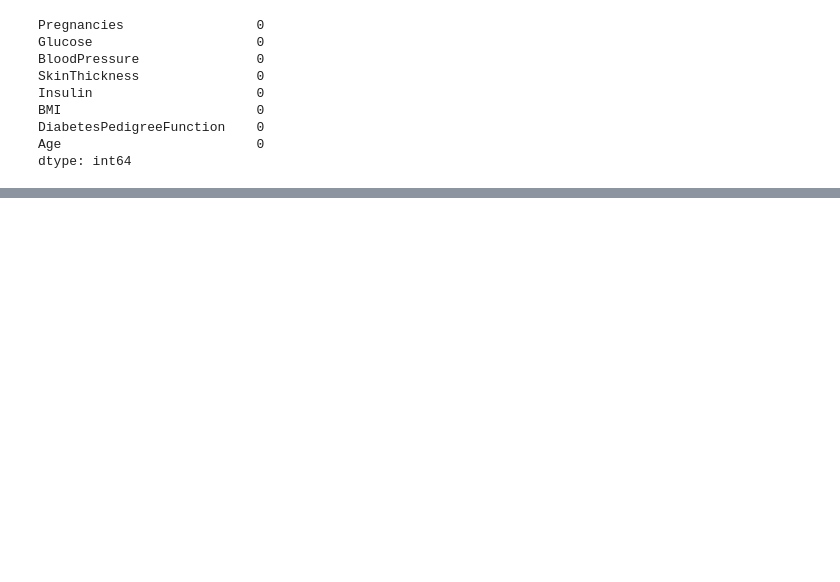
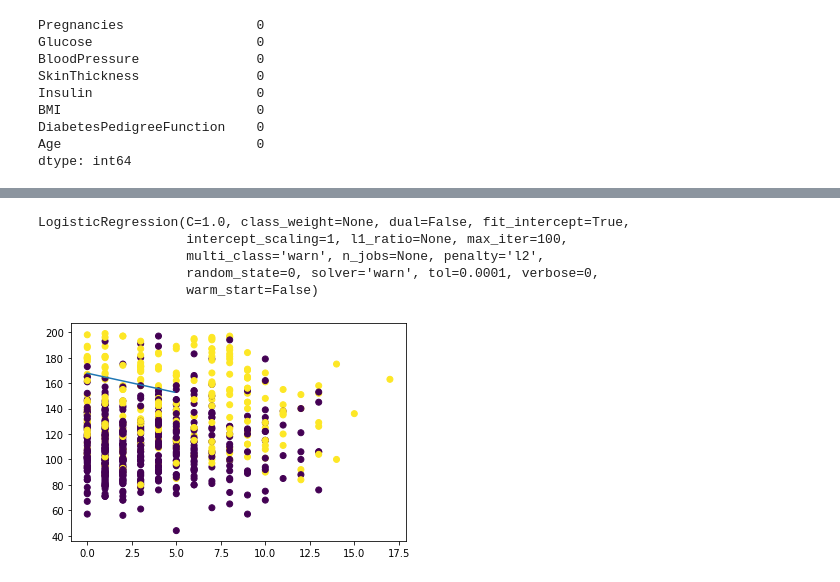
Before and after one commit to rakeshpolepeddi/ml, a Jupyter notebook: Logistic-Regression/prima diabetes/prima diabetes outcome.ipynb, the cells around one changed output, grey strips where cells are left out. Cells and saved outputs as stored; diff of their text form; code cells hidden in the pictures; blank space fills up the shorter version.

```diff
--- a/Logistic-Regression/prima diabetes/prima diabetes outcome.ipynb
+++ b/Logistic-Regression/prima diabetes/prima diabetes outcome.ipynb
@@ -136,0 +169,18 @@ lr_model.score(X_test, y_test, predict)
+# %%
+lr_model
+# %% [output]
+LogisticRegression(C=1.0, class_weight=None, dual=False, fit_intercept=True,
+                   intercept_scaling=1, l1_ratio=None, max_iter=100,
+                   multi_class='warn', n_jobs=None, penalty='l2',
+                   random_state=0, solver='warn', tol=0.0001, verbose=0,
+                   warm_start=False)
+# %%
+points_x=[x/10. for x in range(0,50)]
+line_bias = lr_model.intercept_
+line_w = lr_model.coef_.T
+points_y=[(line_w[0]*x+line_bias)/(-1*line_w[1]) for x in points_x]
+plt.plot(points_x, points_y)
+plt.scatter(X.iloc[:,0], X.iloc[:,1],c=y)
+plt.show()
+# %% [output]
+[figure, added]
```
Also changed, not shown: parts of 59 cells of this notebook.
